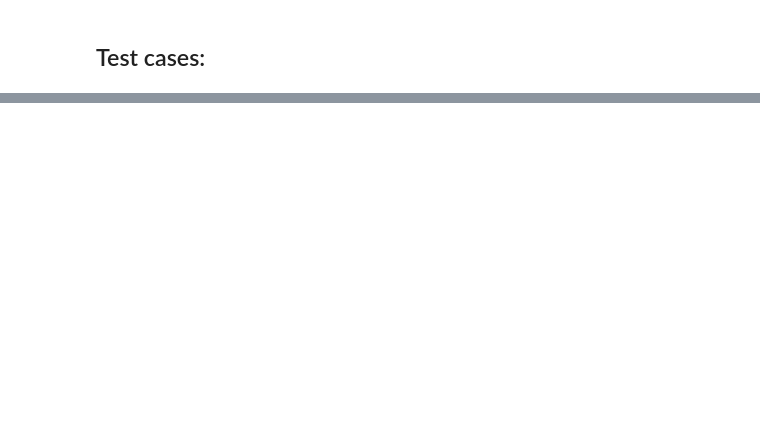
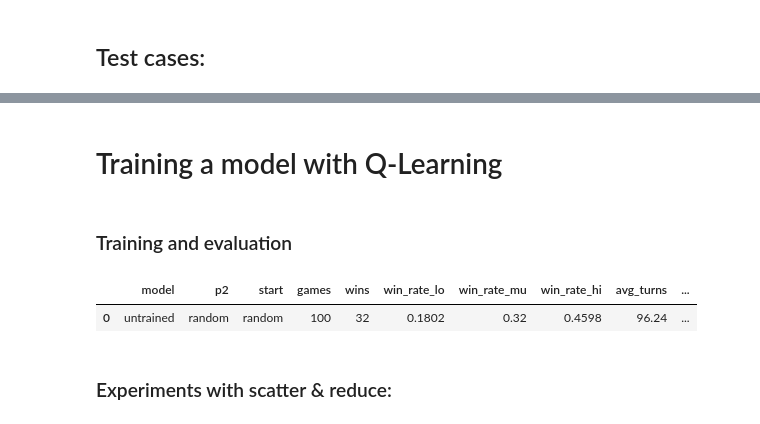
Before and after one commit to chaos-ad/rl-excercises, a Jupyter notebook: backgammon/backgammon.ipynb, the cells around one changed output, grey strips where cells are left out. Cells and saved outputs as stored; diff of their text form; code cells hidden in the pictures; blank space fills up the shorter version.

```diff
--- a/backgammon/backgammon.ipynb
+++ b/backgammon/backgammon.ipynb
@@ -558,0 +585,8 @@ dtype: float64
+# %% [markdown]
+# Training a model with Q-Learning
+# %%
+@dataclass
+class ReplaySample:
+    state_action: torch.Tensor
+    reward: int = 0
+    next_state_actions: torch.Tensor | None = None
@@ -558,0 +765,2 @@ dtype: float64
+# %% [markdown]
+### Training and evaluation
@@ -558,0 +778,21 @@ dtype: float64
+# %%
+def evaluate(model_name: str, policy: QPolicy, games: int = 100):
+    prev_training = policy.training
+    policy.training = False
+
+    results = []
+    sims = pd.DataFrame([simulate(AutoGame(player2=RandomPlayer()), player1=policy).__dict__ for _ in tqdm.trange(games, leave=False, desc="evaluating")])
+    exp_info = {"model": model_name, "p2": "random", "start": "random"}
+    exp_info["games"] = games
+    exp_info["wins"] = sims["winner"].sum()
+    wins_mu = exp_info["wins"] / exp_info["games"]
+    wins_sd = round(math.sqrt(exp_info["games"] * wins_mu * (1 - wins_mu)), 2)
+    exp_info["win_rate_lo"] = (exp_info["wins"] - wins_sd*3) / exp_info["games"]
+    exp_info["win_rate_mu"] = wins_mu
+    exp_info["win_rate_hi"] = (exp_info["wins"] + wins_sd*3) / exp_info["games"]
+    exp_info["avg_turns"] = sims["turns"].mean()
+    exp_info["avg_reward"] = sims["reward"].mean()
+    results.append(exp_info)
+
+    policy.training = prev_training
+    return pd.DataFrame(results)
@@ -558,0 +814,7 @@ dtype: float64
+# %%
+nn_player = QPolicy(layers=[32, 64, 32], device="cpu", params={"lr": 0.000001})
+# %%
+evaluate("untrained", nn_player)
+# %% [output]
+|  | model | p2 | start | games | wins | win_rate_lo | win_rate_mu | win_rate_hi | avg_turns | ... |
+| 0 | untrained | random | random | 100 | 32 | 0.1802 | 0.32 | 0.4598 | 96.24 | ... |
@@ -558,0 +823,2 @@ dtype: float64
+# %% [markdown]
+### Experiments with scatter & reduce:
```
Also changed, not shown: parts of 45 cells of this notebook.
